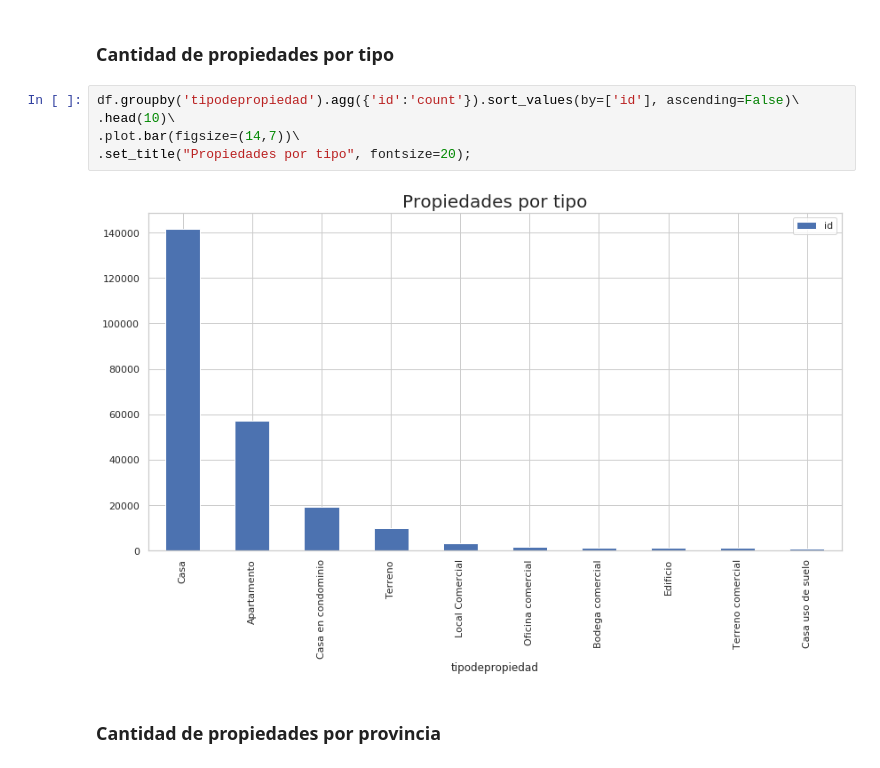
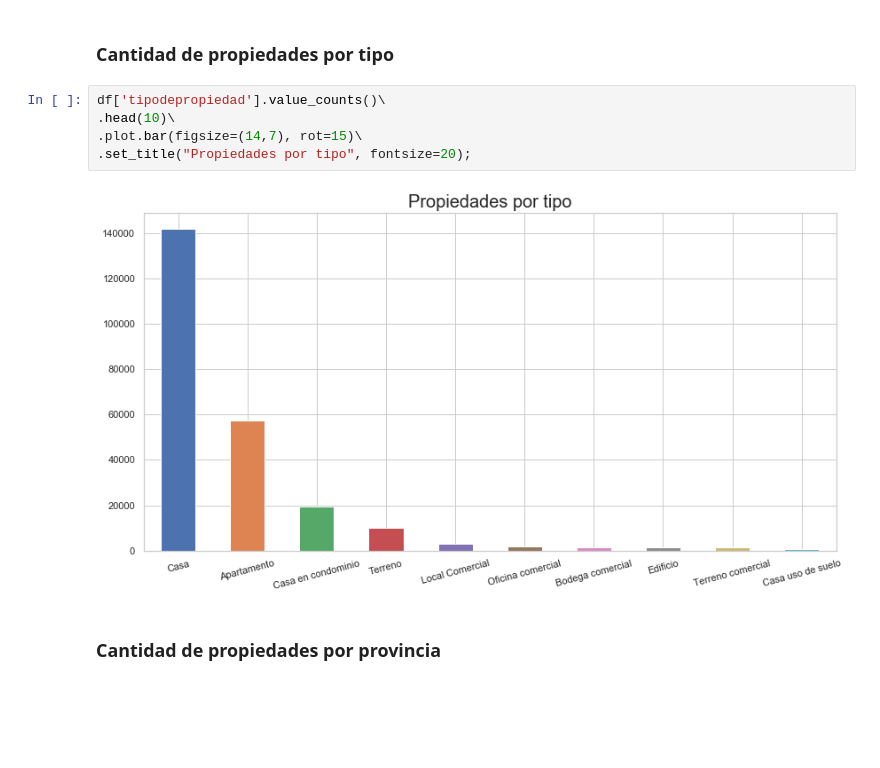
Before and after one commit to alepenaa94/Datos1-2C-2019, a Jupyter notebook: DATOS.ipynb, the cells around one changed output. Cells and saved outputs as stored; diff of their text form; blank space fills up the shorter version.

```diff
--- a/DATOS.ipynb
+++ b/DATOS.ipynb
@@ -337,12 +358,12 @@ fig.set_title('Cantidad de avisos por estados de Mexico (k=10)', fontsize=18);
 # %% [markdown]
 ### Cantidad de propiedades por tipo
 # %%
-df.groupby('tipodepropiedad').agg({'id':'count'}).sort_values(by=['id'], ascending=False)\
+df['tipodepropiedad'].value_counts()\
 .head(10)\
-.plot.bar(figsize=(14,7))\
+.plot.bar(figsize=(14,7), rot=15)\
 .set_title("Propiedades por tipo", fontsize=20);
 # %% [output]
-[figure, old version]
+[figure, new version]
 # %% [markdown]
 ### Cantidad de propiedades por provincia
 # %%
```
Also changed, not shown: parts of 32 cells of this notebook.
